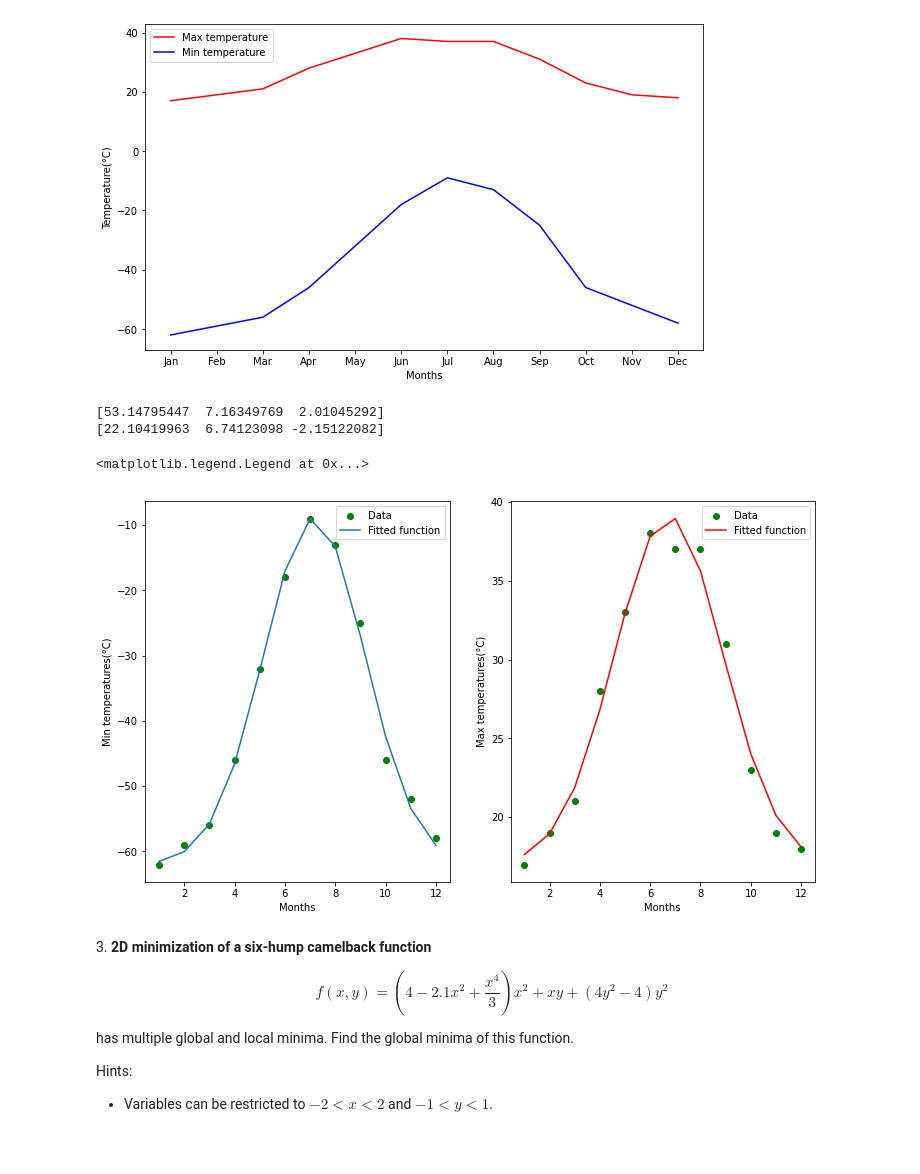
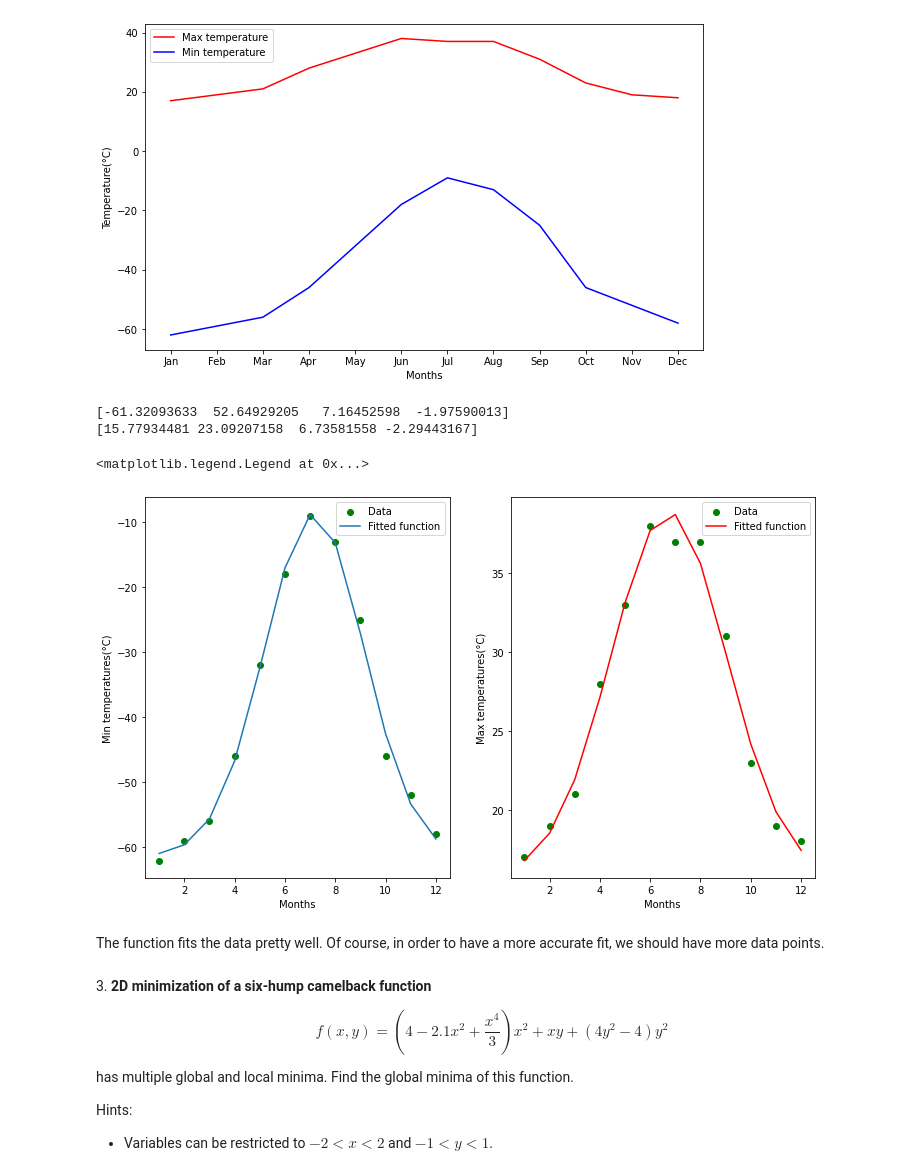
Before and after one commit to Sara-Munafo/LaboratoryOfComputationalPhysics_Y5, a Jupyter notebook: 09_Algorithms_exercises.ipynb, the cells around one changed output. Cells and saved outputs as stored; diff of their text form; code cells hidden in the pictures; blank space fills up the shorter version.

```diff
--- a/09_Algorithms_exercises.ipynb
+++ b/09_Algorithms_exercises.ipynb
@@ -106,39 +106,38 @@ ax.legend(loc='upper left')
 [figure]
 [figure]
 # %%
-def f_min(x,a,x_0,sig):
-    return -62+a*(np.exp(-(x-x_0)**2/(2*(sig**2))))
-
-def f_max(x,a,x_0,sig):
-    return 17+a*(np.exp(-(x-x_0)**2/(2*(sig**2))))
+def f(x,off,a,x_0,sig):
+    return (a*(np.exp(-(x-x_0)**2/(2*(sig**2)))))+off
 # %%
 from scipy import optimize
-params_min, params_covariance_min = optimize.curve_fit(f_min, months_n, min_temp, p0=[3,7,3])
+params_min, params_covariance_min = optimize.curve_fit(f, months_n, min_temp, p0=[-60,3,7,60])
 print(params_min)
 
-params_max, params_covariance_max = optimize.curve_fit(f_max, months_n, max_temp, p0=[3,7,3])
+params_max, params_covariance_max = optimize.curve_fit(f, months_n, max_temp, p0=[17,3,7,20])
 print(params_max)
 # %% [output]
-[53.14795447  7.16349769  2.01045292]
-[22.10419963  6.74123098 -2.15122082]
+[-61.32093633  52.64929205   7.16452598  -1.97590013]
+[15.77934481 23.09207158  6.73581558 -2.29443167]
 # %%
 fig, (ax1,ax2)=plt.subplots(nrows=1, ncols=2, figsize=(12,7))
 ax1.scatter(months_n, min_temp, label='Data', color='g')
-ax1.plot(months_n, f_min(months_n, params_min[0], params_min[1], params_min[2]),
+ax1.plot(months_n, f(months_n, params_min[0], params_min[1], params_min[2], params_min[3]),
          label='Fitted function')
 ax1.set_xlabel('Months')
 ax1.set_ylabel('Min temperatures(°C)')
 ax1.legend(loc='best')
 
 ax2.scatter(months_n, max_temp, label='Data', color='g')
-ax2.plot(months_n, f_max(months_n, params_max[0], params_max[1], params_max[2]),
+ax2.plot(months_n, f(months_n, params_max[0], params_max[1], params_max[2], params_max[3]),
          label='Fitted function', color='r')
 ax2.set_xlabel('Months')
 ax2.set_ylabel('Max temperatures(°C)')
 ax2.legend(loc='best')
 # %% [output]
 <matplotlib.legend.Legend at 0x...>
-[figure, old version]
+[figure, new version]
+# %% [markdown]
+The function fits the data pretty well. Of course, in order to have a more accurate fit, we should have more data points.
 # %% [markdown]
 3\. **2D minimization of a six-hump camelback function**
 
```
Also changed, not shown: parts of 13 cells of this notebook.
